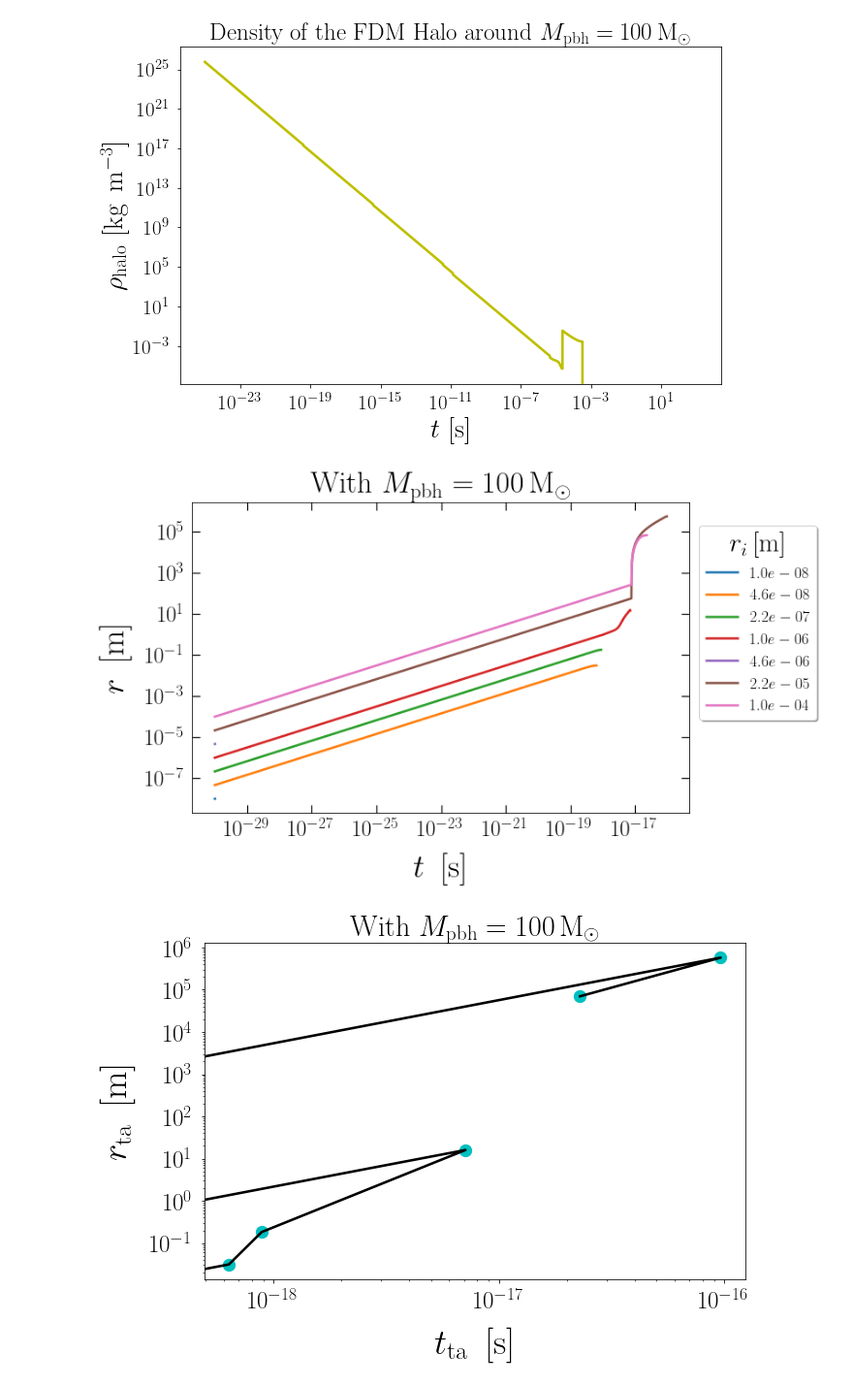
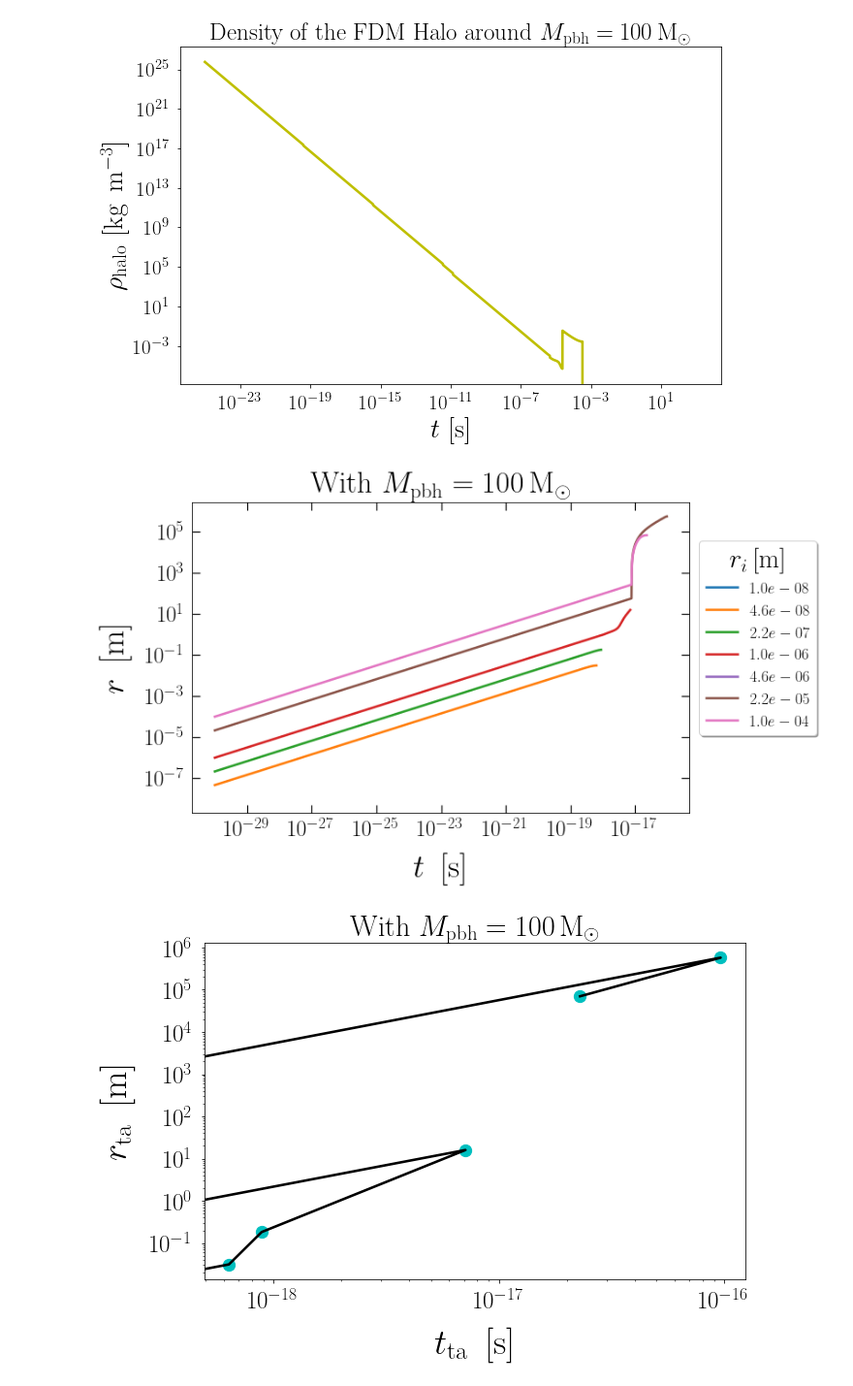
Before and after one commit to pratibhajangra591/project-3, a Jupyter notebook: next_step2.ipynb, the cells around one changed output. Shown at 97% size. Drawn from its saved outputs; the diff is of its cells as text; code cells hidden in the pictures.

```diff
--- a/next_step2.ipynb
+++ b/next_step2.ipynb
@@ -549,8 +562,7 @@ dt = np.gradient(t_arr)
 
 
 
-epsilon = 1e-10  # Small number to prevent division by zero or invalid values
-
+epsilon = 1e-10
 
 def QP_function(rho_arr, r):
     grad_rho = np.gradient(rho_arr, r, edge_order=2)
@@ -609,14 +621,14 @@ for i in range(len(t_arr) - 1):
                 r_sol[j, i+1] = r_sol[j, i] + v_sol[j, i] * dt_i
 
 
-# Plotting the results
+# r vs t
 fig, ax1 = plt.subplots(figsize=(10, 6.4))
 plt.rc('lines', linewidth=2.6)
 plt.tick_params(axis='both', right=True, top=True, which='minor', width=1.2, length=4, direction='in')
 plt.tick_params(axis='both', right=True, top=True, which='major', width=1.2, length=9, direction='in')
 colors = ['C0', 'C1', 'C2', 'C3', 'C4', 'C5', 'C6']
 
-turnaround_margin = 1
+turnaround_margin = 0
 for j in range(N):
     turnaround_index = np.argmax(t_arr >= t_ta_arr[j])
     after_turnaround_index = min(turnaround_index + turnaround_margin, len(t_arr) - 1)
@@ -625,7 +637,7 @@ ax1.tick_params(axis='x', pad=7.9)
 ax1.tick_params(axis='y', pad=7.9)
 plt.xlabel('$t \,$ [s]', fontsize=37, labelpad=15)
 plt.ylabel('$r\,$ [m]', fontsize=37, labelpad=15)
-plt.legend(prop={'size': 17.8}, loc=(1.02, 0.3),
+plt.legend(prop={'size': 17.8}, loc= (1.02, 0.25),
            shadow=True, title='$r_{i} \, [\mathrm{m}]$', title_fontsize=30,
            facecolor='white', fontsize=28)
 plt.xticks(fontsize=25)
@@ -635,7 +647,7 @@ plt.savefig('fdmshells3.pdf', bbox_inches='tight')
 plt.show()
 
 
-# Turnaround radius vs turnaround time
+# r_ta vs t_ta
 fig, ax2 = plt.subplots(figsize=(10, 6.4))
 ax2.scatter(t_ta_arr, r_ta_arr, color="c", s=150)
 ax2.loglog(t_ta_arr, r_ta_arr, "k")
@@ -650,6 +662,9 @@ plt.savefig('rta_vs_t.pdf', bbox_inches='tight')
 plt.show()
 
 
+
+
+# rho_fdm_halo vs r_ta
 rho_halo_ta_arr = np.zeros(N)
 for j in range(N):
     M_enclosed_at_rta =  np.sum(delta_M_arr[:j+1])
@@ -670,6 +685,8 @@ plt.savefig('rho_vs_rta.pdf', bbox_inches='tight')
 plt.show()
 
 
+
+# rho_fdm_halo vs t_ta
 fig, ax4 = plt.subplots(figsize=(10, 6.4))
 ax4.scatter(t_ta_arr, rho_halo_ta_arr, color="r", s=150)
 ax4.loglog(t_ta_arr, rho_halo_ta_arr, "g", linestyle='--')
@@ -682,38 +699,40 @@ plt.ylabel(r'$\rho_{\mathrm{halo, ta}}$ [kg\, m$^{-3}$]', fontsize=28)
 plt.title(r'Density of the FDM Halo around $M_\mathrm{pbh} = 100\, \mathrm{M_{\odot}}$', fontsize=25)
 plt.savefig('rho_vs_tta.pdf', bbox_inches='tight')
 plt.show()
+
+
 
 
 rho_halo_arr = np.zeros(len(t_arr))
 for i in range(len(t_arr)):
     M_total = 0
     max_r_ta = 0
     for j in range(N):
         if t_arr[i] <= t_ta_arr[j]:
             m_shell = initial_mass
             max_r_ta = max(max_r_ta, r_sol[j, i])
             M_total += m_shell
     V_total = ((4/3) * np.pi * (max_r_ta**3))
     if V_total > 0:
         rho_halo_arr[i] = M_total / V_total
     else:
         rho_halo_arr[i] = 0
 
 
-# Total density of the FDM halo as a function of time, t
+# # rho_fdm_halo vs t
 fig, ax5 = plt.subplots(figsize=(10, 6.4))
 ax5.loglog(t_arr, rho_halo_arr, color='y')
 ax5.tick_params(axis='x', pad=7.9)
 ax5.tick_params(axis='y', pad=7.9)
 plt.xticks(fontsize=21)
 plt.yticks(fontsize=21)
 plt.xlabel(r'$t$ [s]', fontsize=28)
 plt.ylabel(r'$\rho_{\mathrm{halo}}$ [kg\, m$^{-3}$]', fontsize=28)
 plt.title(r'Density of the FDM Halo around $M_\mathrm{pbh} = 100\, \mathrm{M_{\odot}}$', fontsize=25)
 plt.savefig('rho_vs_t.pdf', bbox_inches='tight')
 plt.show()
 # %% [output]
-[figure, old version]
+[figure, new version]
 [figure]
 [figure]
 [figure]
```
Also changed, not shown: parts of 2 cells of this notebook.
